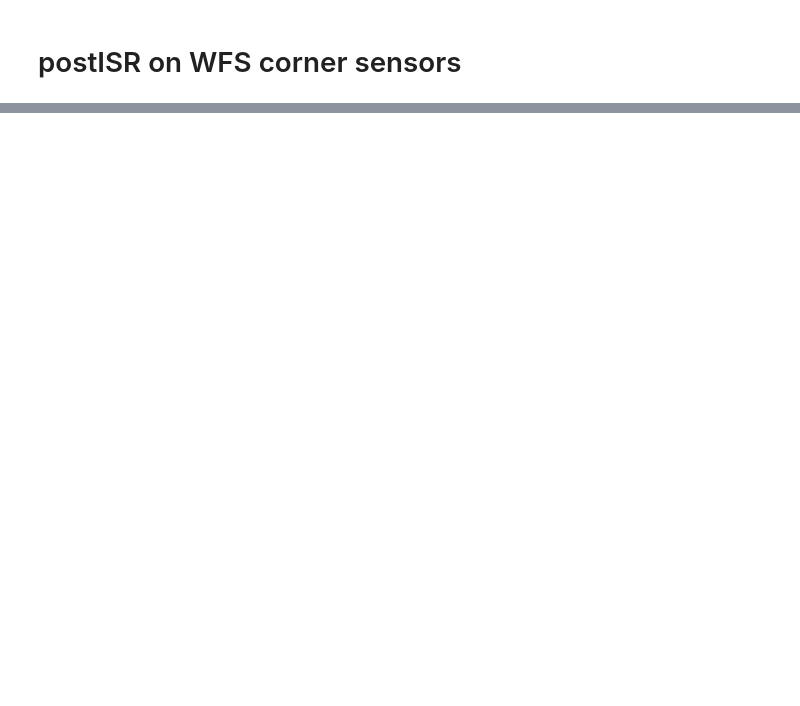
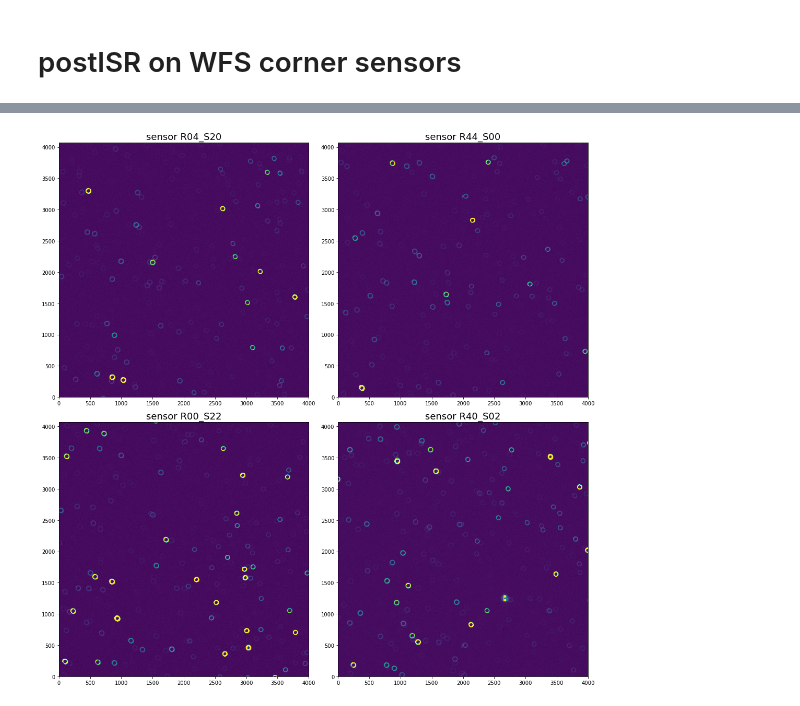
Before and after one commit to lsst-ts/ts_phosim, a Jupyter notebook: notebooks/analysis_notebooks/postISR_corner_WFS.ipynb, the cells around one changed output, grey strips where cells are left out. Drawn from its saved outputs; the diff is of its cells as text; code cells hidden in the pictures; blank space fills up the shorter version.

```diff
--- a/notebooks/analysis_notebooks/postISR_corner_WFS.ipynb
+++ b/notebooks/analysis_notebooks/postISR_corner_WFS.ipynb
@@ -104,0 +227,9 @@ np.savetxt(wfs_zer_output, zerArray, header='The following are ZK in um from z4
+# %%
+data_dir = closed_loop_input_dir[:-6]
+opdZkFilePath = os.path.join(data_dir,  'iter0/img/opd.zer.gaia')
+opdData = np.loadtxt(opdZkFilePath)
+
+
+# new results, bscDbType: image, new ISR
+wfsZkFilePath1 = os.path.join(closed_loop_input_dir, 'wfs.gaia.corner.txt')
+wfsData1 = np.loadtxt(wfsZkFilePath1)
@@ -104,0 +238,8 @@ np.savetxt(wfs_zer_output, zerArray, header='The following are ZK in um from z4
+# %%
+images = {}
+for sensor in ['R00_S22', 'R40_S02', 'R44_S00', 'R04_S20']:
+    raft = sensor[:3]
+    detector = sensor[-3:]
+    print(raft,detector)
+    images[sensor] = at.readPostISRImage(data_dir, focalType = 'intra',
+                                         raft = raft, detector = detector,)
@@ -104,0 +264,17 @@ np.savetxt(wfs_zer_output, zerArray, header='The following are ZK in um from z4
+# %%
+%matplotlib inline
+
+fig, axs = plt.subplots(2,2,figsize=(15,15))
+ax = np.ravel(axs)
+
+i = 0
+for sensor in ['R04_S20', 'R44_S00', 'R00_S22', 'R40_S02']:
+    img = ax[i].imshow(images[sensor].T, origin='lower', vmax=1200)
+    ax[i].set_title('sensor %s'%sensor, fontsize=18)
+    i += 1
+
+plt.tight_layout()
+
+plt.savefig('GAIA_DR2_med_corner_sensors.png', bbox_inches='tight')
+# %% [output]
+[figure, added]
```
Also changed, not shown: parts of 29 cells of this notebook.
